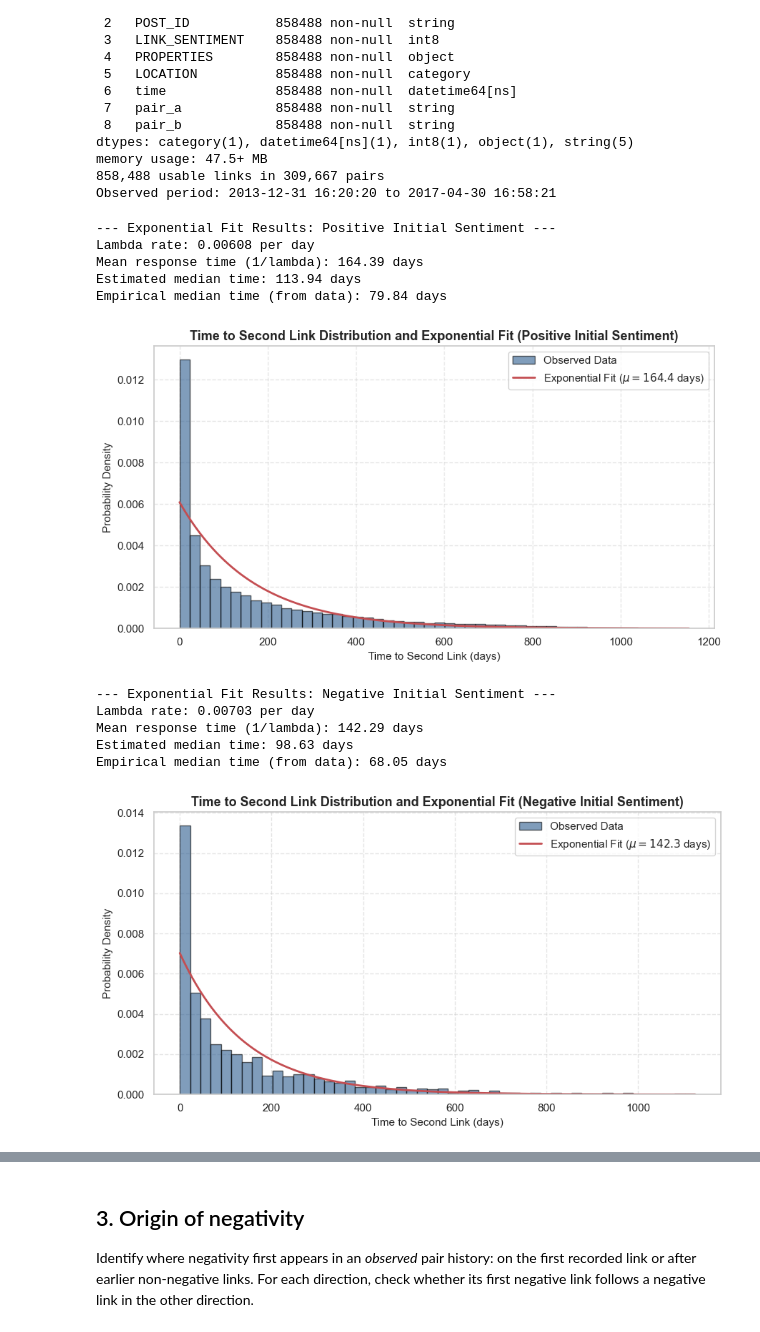
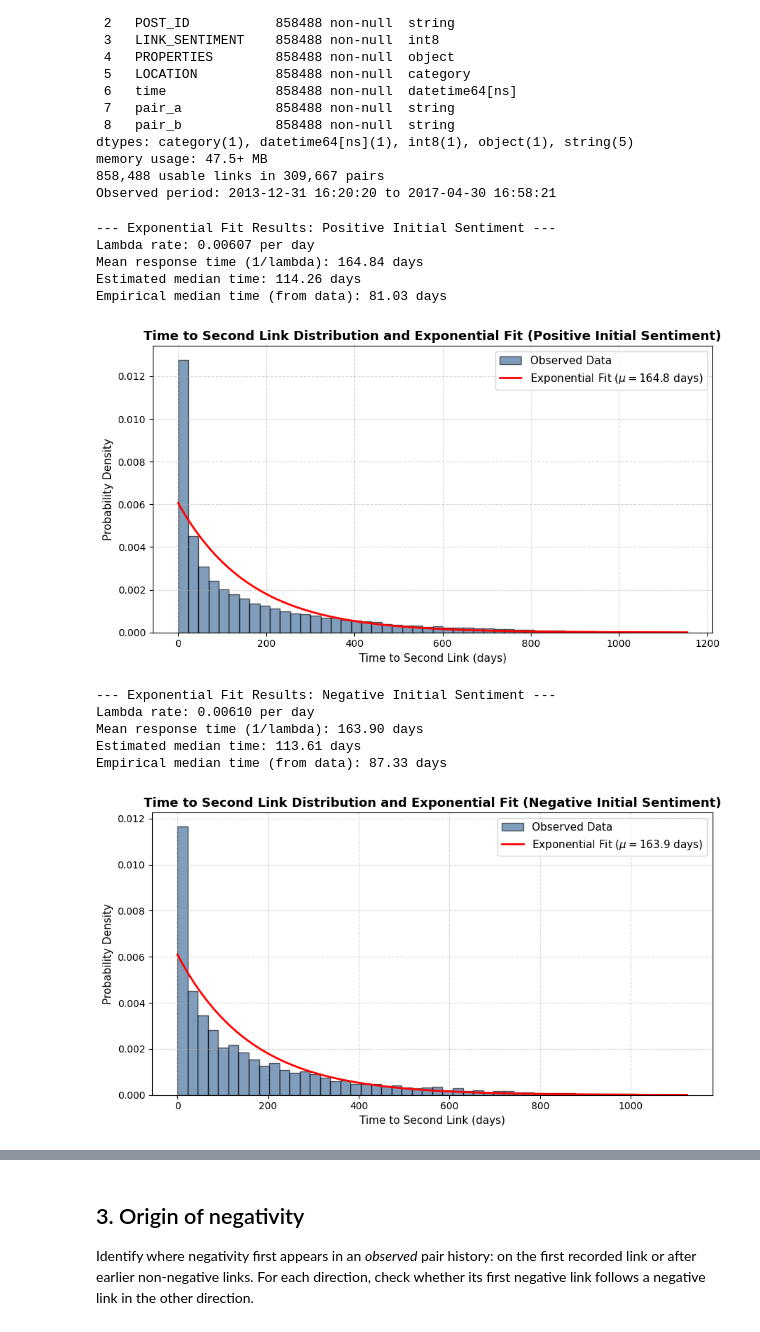
Before and after one commit to RomainFast121/ada_project, a Jupyter notebook: P2/research_question_1.ipynb, the cells around one changed output, grey strips where cells are left out. Saved outputs shown, nothing was run; the diff lists cells and outputs as text; code cells hidden in the pictures.

```diff
--- a/P2/research_question_1.ipynb
+++ b/P2/research_question_1.ipynb
@@ -6,7 +6,7 @@ import numpy as np
 import pandas as pd
 import seaborn as sns
 # %%
-data_dir = Path("data/raw")
+data_dir = Path("../data/raw")
 columns = ["SOURCE_SUBREDDIT", "TARGET_SUBREDDIT", "POST_ID", "TIMESTAMP", "LINK_SENTIMENT","PROPERTIES"]
 files = {"body": data_dir / "soc-redditHyperlinks-body.tsv",
          "title": data_dir / "soc-redditHyperlinks-title.tsv"}
@@ -37,17 +37,17 @@ links.head()
 # %% [markdown]
 ## 1. Sentiment depending on location
 # %%
-stats = links.groupby("LOCATION")["LINK_SENTIMENT"].agg(
+stat = links.groupby("LOCATION")["LINK_SENTIMENT"].agg(
     count="count",
     positive_per=lambda s: (s == 1).mean()
 )
 
 #Compute a confidence interval
-stats["se"] = np.sqrt(stats["positive_per"] * (1 - stats["positive_per"]) / stats["count"])
-stats["ci_lower"] = stats["positive_per"] - 1.96 * stats["se"]
-stats["ci_upper"] = stats["positive_per"] + 1.96 * stats["se"]
+stat["se"] = np.sqrt(stat["positive_per"] * (1 - stat["positive_per"]) / stat["count"])
+stat["ci_lower"] = stat["positive_per"] - 1.96 * stat["se"]
+stat["ci_upper"] = stat["positive_per"] + 1.96 * stat["se"]
 
-print(stats[["count", "positive_per", "ci_lower", "ci_upper"]])
+print(stat[["count", "positive_per", "ci_lower", "ci_upper"]])
 # %% [output]
            count  positive_per  ci_lower  ci_upper
 LOCATION
@@ -110,8 +110,8 @@ valid_pairs = links[(links["first_time"] >= start_date) & (links["first_time"] <
 first_two = valid_pairs[valid_pairs["position_in_pair"].isin([0, 1])]
 
 # Split into positive and negative initial sentiments
-first_two_pos = first_two[first_two["LINK_SENTIMENT"] == 1]
-first_two_neg = first_two[first_two["LINK_SENTIMENT"] == -1]
+first_two_pos = first_two[first_two["first_sentiment"] == 1]
+first_two_neg = first_two[first_two["first_sentiment"] == -1]
 
 # 2. Define a reusable function for fitting and plotting
 def analyze_and_plot_response_time(data_subset, title_suffix):
@@ -158,43 +158,43 @@ def analyze_and_plot_response_time(data_subset, title_suffix):
     x_vals = np.linspace(0, data.max(), 500)
     pdf_fitted = stats.expon.pdf(x_vals, loc=0, scale=scale)
 
     plt.plot(
         x_vals,
         pdf_fitted,
         "r-",
         linewidth=2,
         label=r"Exponential Fit ($\mu={:.1f}$ days)".format(mean_response_time),
     )
 
     plt.title(
         f"Time to Second Link Distribution and Exponential Fit ({title_suffix})",
         fontsize=13,
         fontweight="bold",
     )
     plt.xlabel("Time to Second Link (days)", fontsize=11)
     plt.ylabel("Probability Density", fontsize=11)
     plt.legend(fontsize=11)
     plt.grid(True, linestyle="--", alpha=0.5)
 
     plt.tight_layout()
     plt.show()
 
 # 3. Apply the function to both subsets
 analyze_and_plot_response_time(first_two_pos, "Positive Initial Sentiment")
 analyze_and_plot_response_time(first_two_neg, "Negative Initial Sentiment")
 # %% [output]
 --- Exponential Fit Results: Positive Initial Sentiment ---
-Lambda rate: 0.00608 per day
-Mean response time (1/lambda): 164.39 days
-Estimated median time: 113.94 days
-Empirical median time (from data): 79.84 days
+Lambda rate: 0.00607 per day
+Mean response time (1/lambda): 164.84 days
+Estimated median time: 114.26 days
+Empirical median time (from data): 81.03 days
-[figure, old version]
+[figure, new version]
 --- Exponential Fit Results: Negative Initial Sentiment ---
-Lambda rate: 0.00703 per day
-Mean response time (1/lambda): 142.29 days
-Estimated median time: 98.63 days
-Empirical median time (from data): 68.05 days
+Lambda rate: 0.00610 per day
+Mean response time (1/lambda): 163.90 days
+Estimated median time: 113.61 days
+Empirical median time (from data): 87.33 days
-[figure, old version]
+[figure, new version]
 # %%
 # 1. Keep location of first link for each pair
 first_two["first_location"] = first_two.groupby(["pair_a", "pair_b"], sort=False)["LOCATION"].transform("first")
```
Also changed, not shown: parts of 1 cell of this notebook.
